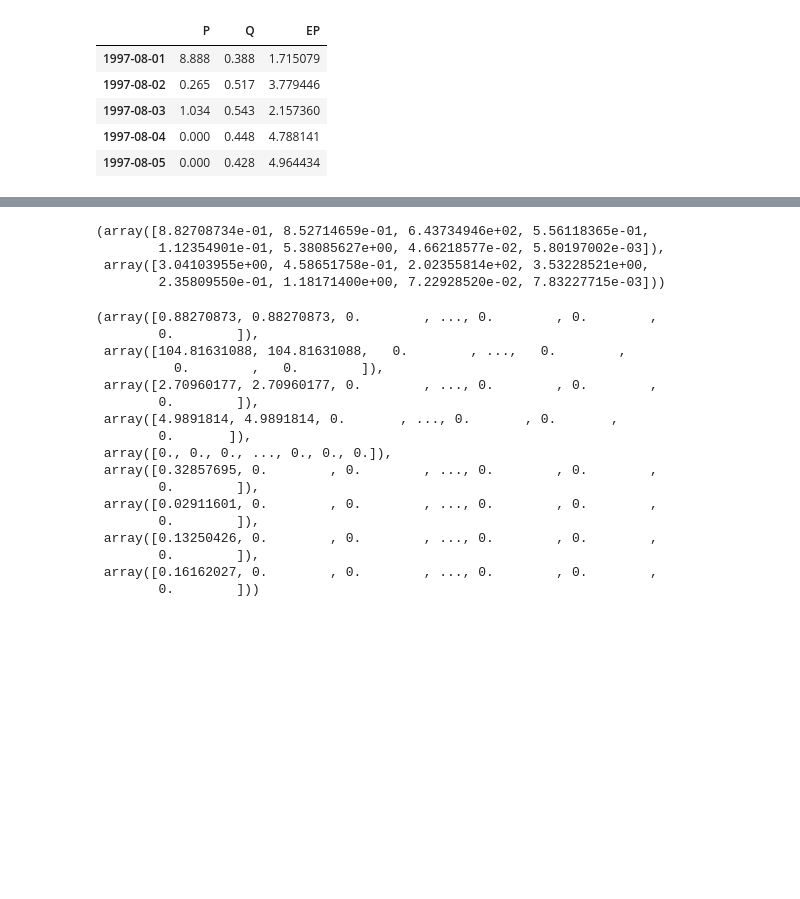
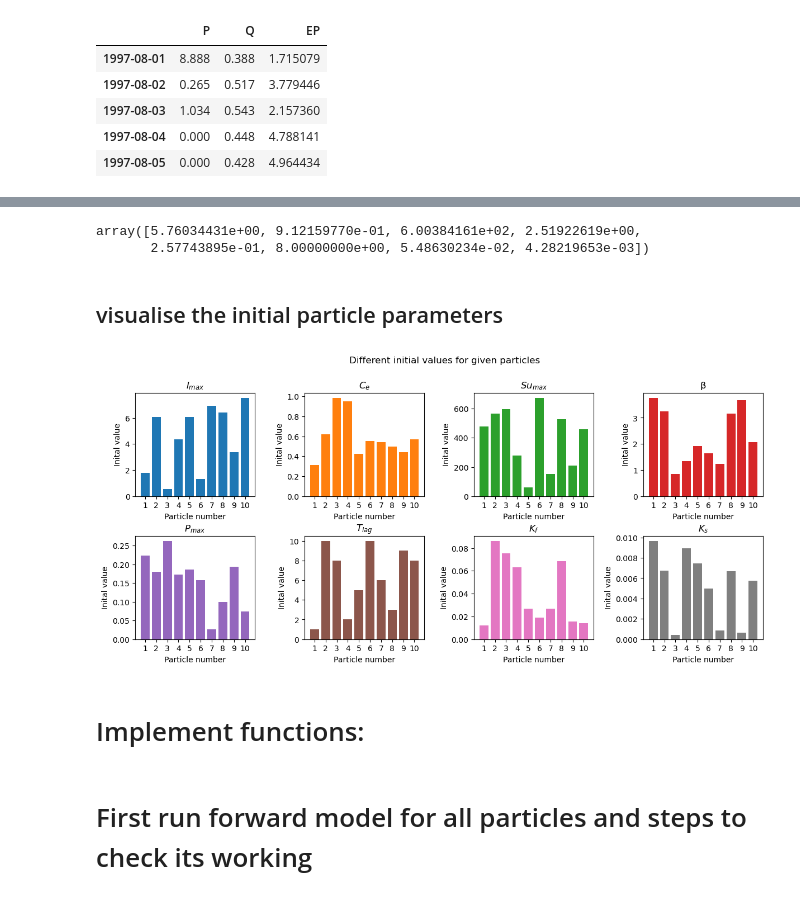
Before and after one commit to Daafip/HBV-data-assimilation, a Jupyter notebook: Forward model.ipynb, the cells around one changed output, grey strips where cells are left out. Drawn from its saved outputs; the diff is of its cells as text; code cells hidden in the pictures; blank space fills up the shorter version.

Commit message:
adding to forward model

```diff
--- a/Forward model.ipynb
+++ b/Forward model.ipynb
@@ -18,3 +24,6 @@ df.head()
+# %%
+# lets start only with one month
+df = df.iloc[:365]
 # %%
 # specifiy number of particles
 n_particles = 10
@@ -35,13 +44,15 @@ for i in range(n_particles):
     Qs_dt_lst = np.zeros(t_max) # list of slow flow
     Qf_dt_lst = np.zeros(t_max) # list of fast flow
     Q_tot_dt  = np.zeros(t_max) # total flow
-    storage_memory.append([Si, Su, Sf, Ss, Ei_dt, Ea_dt, Qs_dt_lst, Qf_dt_lst, Q_tot_dt])
+    Q_m       = np.zeros(t_max) # Final model prediction
+    memory_vector_placeholder = np.zeros((t_max)) # Memory vector placeholder actuall is np.zeros((t_max,T_lag)) - but dependent on T_lag
+    storage_memory.append([Si, Su, Sf, Ss, Ei_dt, Ea_dt, Qs_dt_lst, Qf_dt_lst, Q_tot_dt, Q_m, memory_vector_placeholder])
 # %%
 ## Array of parameters min/max bounds
-##                      Imax,  Ce,  Sumax, beta,  Pmax,  Tlag,   Kf,   Ks
-p_min_initial= np.array([0,   0.2,  40,    .5,   .001,   0,     .01,  .0001])
+##                      Imax,  Ce,  Sumax, beta,  Pmax,  T_lag,   Kf,   Ks
+p_min_initial= np.array([0,   0.2,  40,    .5,   .001,   1,     .01,  .0001])
 p_max_initial = np.array([8,    1,  800,   4,    .3,     10,    .1,   .01])
-
+p_names = ["$I_{max}$",  "$C_e$",  "$Su_{max}$", "β",  "$P_{max}$",  "$T_{lag}$",   "$K_f$",   "$K_s$"]
 ## Array of initial storage terms - we keep these constant for now
 ##              Si,  Su, Sf, Ss
 s_in = np.array([0,  100,  0,  5  ])
@@ -52,33 +63,30 @@ Note notation 3 is used with p for parameters <br>
 # for initial run sample a set of parameters - start with simpel linear random:  min+[0,1] * (max-min) -> easily changes after
 array_random_num = np.array([[np.random.random() for i in range(len(p_max_initial))] for i in range(n_particles)])
 p_intial = p_min_initial + array_random_num * (p_max_initial-p_min_initial)
+
+# Tlag must be a whole number of days
+p_intial[:,5] = np.array(np.round(p_intial[:,5],0),dtype=int)
 # %%
 # inital value array for every particle
-p_intial[0],p_intial[1]
+p_intial[0]
 # %% [output]
-(array([8.82708734e-01, 8.52714659e-01, 6.43734946e+02, 5.56118365e-01,
-        1.12354901e-01, 5.38085627e+00, 4.66218577e-02, 5.80197002e-03]),
- array([3.04103955e+00, 4.58651758e-01, 2.02355814e+02, 3.53228521e+00,
-        2.35809550e-01, 1.18171400e+00, 7.22928520e-02, 7.83227715e-03]))
+array([5.76034431e+00, 9.12159770e-01, 6.00384161e+02, 2.51922619e+00,
+       2.57743895e-01, 8.00000000e+00, 5.48630234e-02, 4.28219653e-03])
-# %%
-particle_n = 0
-step_n = 0
-HBVMod_forward(p_intial[0], df, s_in, storage_memory[particle_n], step_n)
-# %% [output]
-(array([0.88270873, 0.88270873, 0.        , ..., 0.        , 0.        ,
-        0.        ]),
- array([104.81631088, 104.81631088,   0.        , ...,   0.        ,
-          0.        ,   0.        ]),
- array([2.70960177, 2.70960177, 0.        , ..., 0.        , 0.        ,
-        0.        ]),
- array([4.9891814, 4.9891814, 0.       , ..., 0.       , 0.       ,
-        0.       ]),
- array([0., 0., 0., ..., 0., 0., 0.]),
- array([0.32857695, 0.        , 0.        , ..., 0.        , 0.        ,
-        0.        ]),
- array([0.02911601, 0.        , 0.        , ..., 0.        , 0.        ,
-        0.        ]),
- array([0.13250426, 0.        , 0.        , ..., 0.        , 0.        ,
-        0.        ]),
- array([0.16162027, 0.        , 0.        , ..., 0.        , 0.        ,
-        0.        ]))
+# %% [markdown]
+## visualise the initial particle parameters
+# %%
+n_params = len(p_intial[0])
+fig, ax = plt.subplots(2,n_params//2, figsize=(12,5))
+fig.tight_layout(h_pad=3,w_pad=3)
+fig.suptitle("Different initial values for given particles",y=1.09)
+ax = ax.flatten()
+for i in range(n_params):
+    ax[i].bar(np.arange(1,n_particles+1,1),np.vstack(p_intial)[:,i], color=F"C{i}")
+    ax[i].set_xticks(np.arange(1,n_particles+1,1))
+    ax[i].set_xlabel("Particle number")
+    ax[i].set_ylabel("Inital value")
+    ax[i].set_title(p_names[i])
+# %% [output]
+[figure, added]
+# %% [markdown]
+# Implement functions:
@@ -203,0 +263,2 @@ def HBVMod_forward(par, df, s_in, memory_terms, step_n):
+# %% [markdown]
+# First run forward model for all particles and steps to check its working
```
Also changed, not shown: parts of 10 cells of this notebook.
